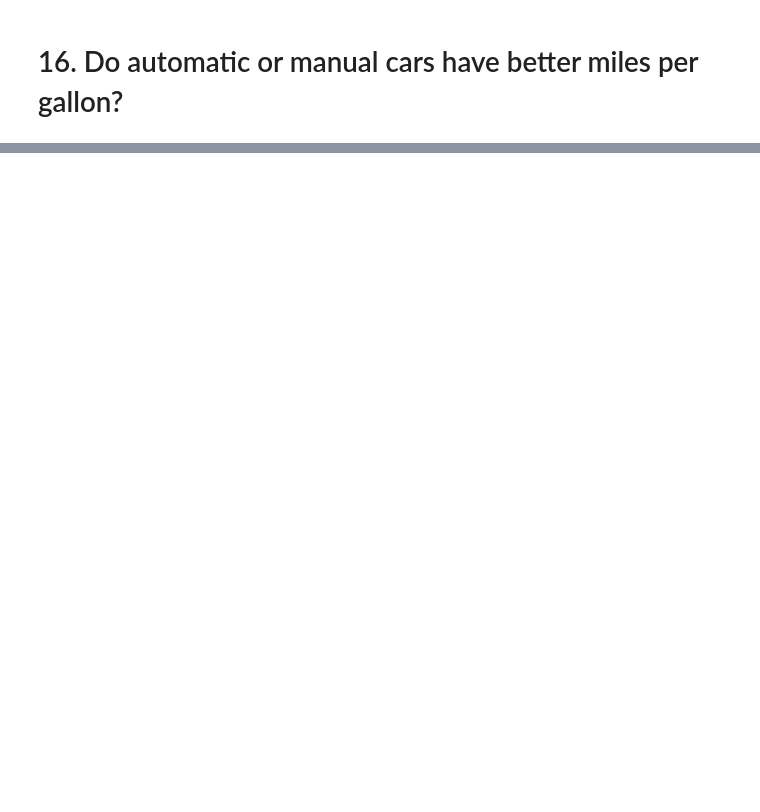
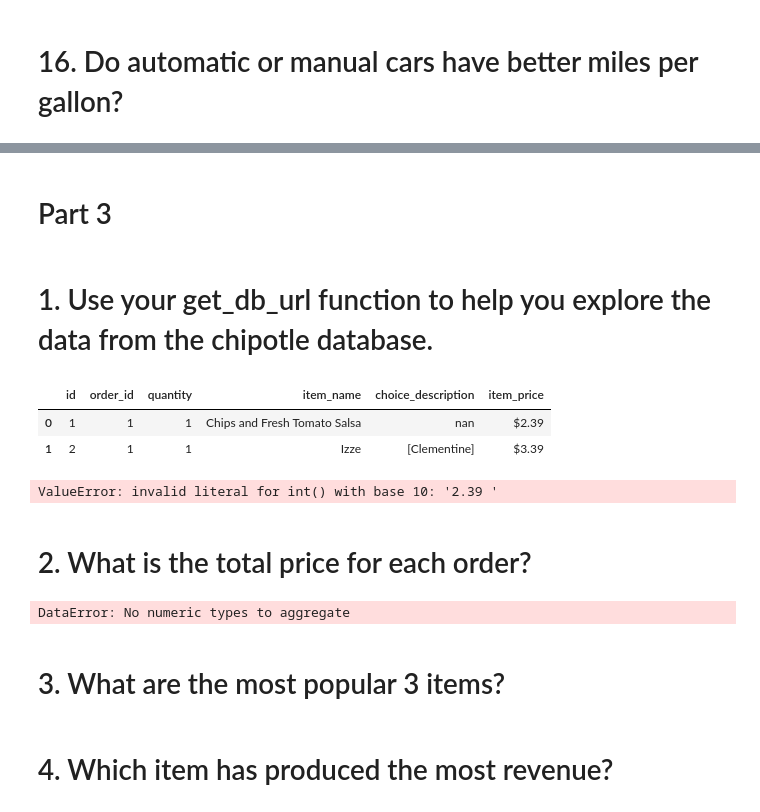
Before and after one commit to Jonessn22/numpy-pandas-visualization-exercises, a Jupyter notebook: exercises_advanced_dataframes.ipynb, the cells around one changed output, grey strips where cells are left out. Drawn from its saved outputs; the diff is of its cells as text; code cells hidden in the pictures; blank space fills up the shorter version.

```diff
--- a/exercises_advanced_dataframes.ipynb
+++ b/exercises_advanced_dataframes.ipynb
@@ -349,0 +423,32 @@ altima             6        6   6      6
+# %% [markdown]
+# Part 3
+# %% [markdown]
+# 1. Use your get_db_url function to help you explore the data from the chipotle database.
+# %%
+query_chip = '''
+select * from orders
+'''
+
+url_chip = get_db_url('chipotle')
+
+
+df_chip = pd.read_sql(query_chip, url_chip)
+df_chip.head(2)
+# %% [output]
+|  | id | order_id | quantity | item_name | choice_description | item_price |
+| 0 | 1 | 1 | 1 | Chips and Fresh Tomato Salsa | nan | $2.39 |
+| 1 | 2 | 1 | 1 | Izze | [Clementine] | $3.39 |
+# %%
+df_chip['item_price'].str.replace('$', '').astype(int)
+# %% [output]
+ValueError: invalid literal for int() with base 10: '2.39 '
+# %% [markdown]
+# 2. What is the total price for each order?
+# %%
+df_chip.pivot_table(index='order_id', columns='id', values='item_price')
+# %% [output]
+DataError: No numeric types to aggregate
+# %% [markdown]
+# 3. What are the most popular 3 items?
+# %% [markdown]
+# 4. Which item has produced the most revenue?
```
Also changed, not shown: parts of 13 cells of this notebook.
